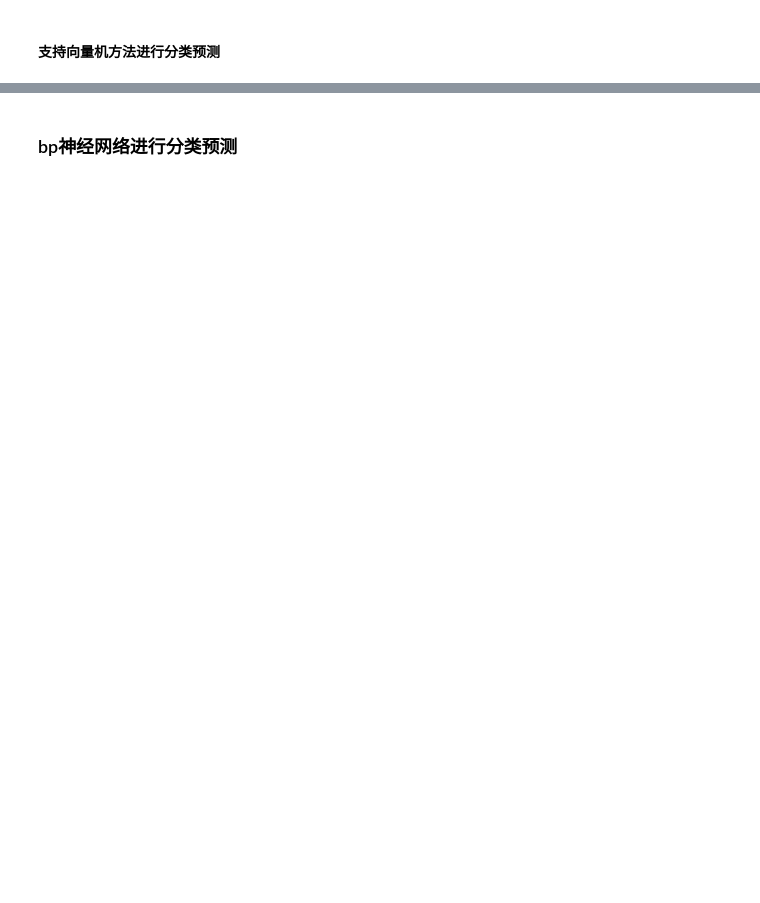
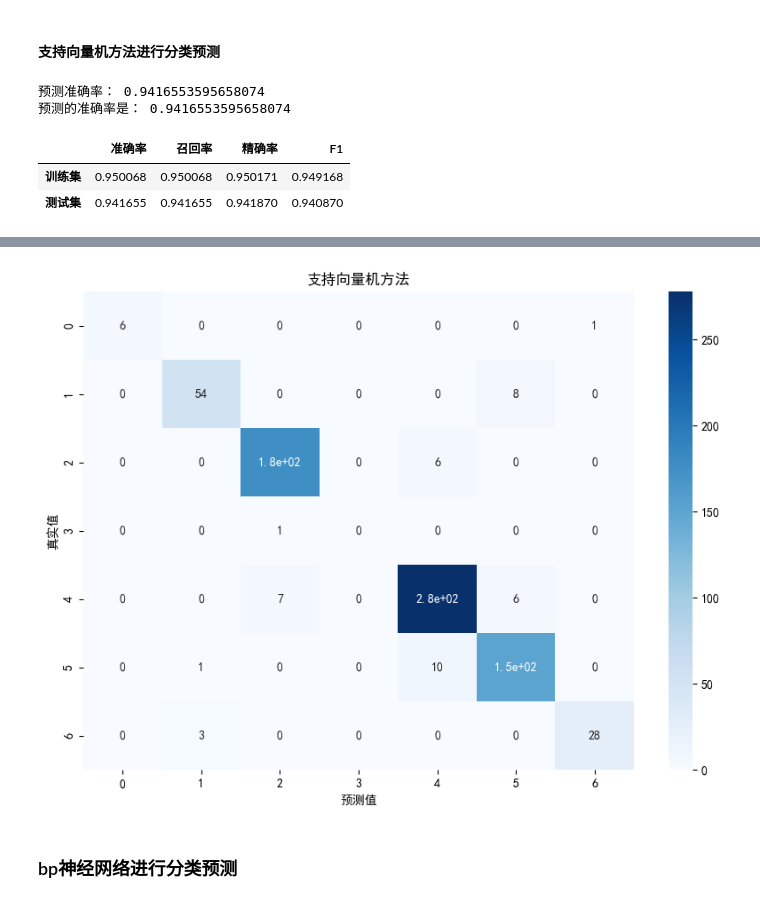
Before and after one commit to looechao/AQI-ML-Python, a Jupyter notebook: test.ipynb, the cells around one changed output, grey strips where cells are left out. Cells and saved outputs as stored; diff of their text form; code cells hidden in the pictures; blank space fills up the shorter version.

```diff
--- a/test.ipynb
+++ b/test.ipynb
@@ -268,7 +414,7 @@ predicted_proba = classifier.predict_proba(X_test)
 cm = confusion_matrix(y_test, predictions)
 plt.figure(figsize=(10, 7))
 sns.heatmap(cm, annot = True, cmap = 'Blues')
-plt.title('混淆矩阵热力图')
+plt.title('支持向量机方法')
 plt.xlabel('预测值')
 plt.ylabel('真实值')
 
@@ -308,11 +454,17 @@ class_list = classifier.classes_
 for i, quality_level in enumerate(class_list):
     results[f'{quality_level}预测概率'] = predicted_proba[:, i]
 
-# 使用 .head() 方法获取前100条数据
-results_head = results.head(100)
+# 使用 .head() 方法获取前20条数据
+results_head = results.head(20)
 
 # 设置数据显示为居中格式
 results_styler = results_head.style.set_properties(**{'text-align': 'center'})
 
 # 显示居中对齐的前100条数据
 display(results_styler)
+# %% [output]
+预测准确率： 0.9416553595658074
+预测的准确率是： 0.9416553595658074
+|  | 准确率 | 召回率 | 精确率 | F1 |
+| 训练集 | 0.950068 | 0.950068 | 0.950171 | 0.949168 |
+| 测试集 | 0.941655 | 0.941655 | 0.941870 | 0.940870 |
@@ -319,3 +488,4 @@ display(results_styler)
+[figure, added]
 # %% [markdown]
 ### bp神经网络进行分类预测
 # %%
```
Also changed, not shown: parts of 10 cells of this notebook, 3 other files.
